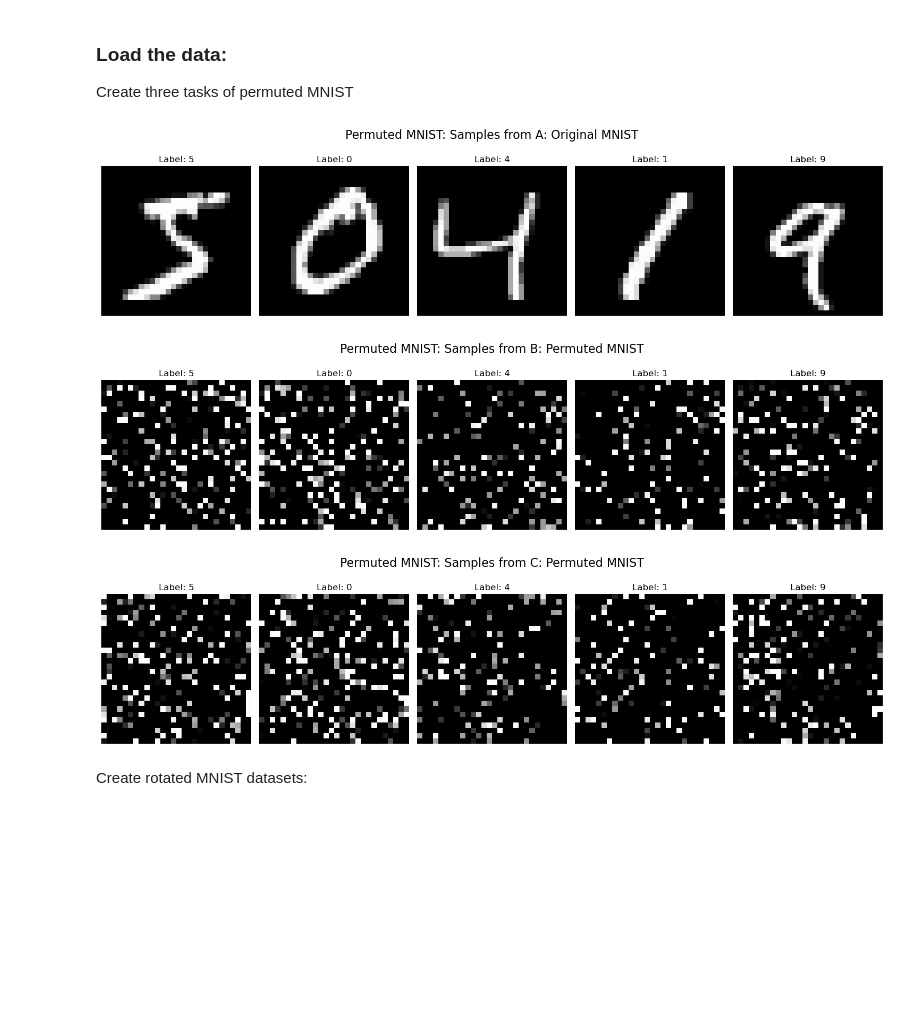
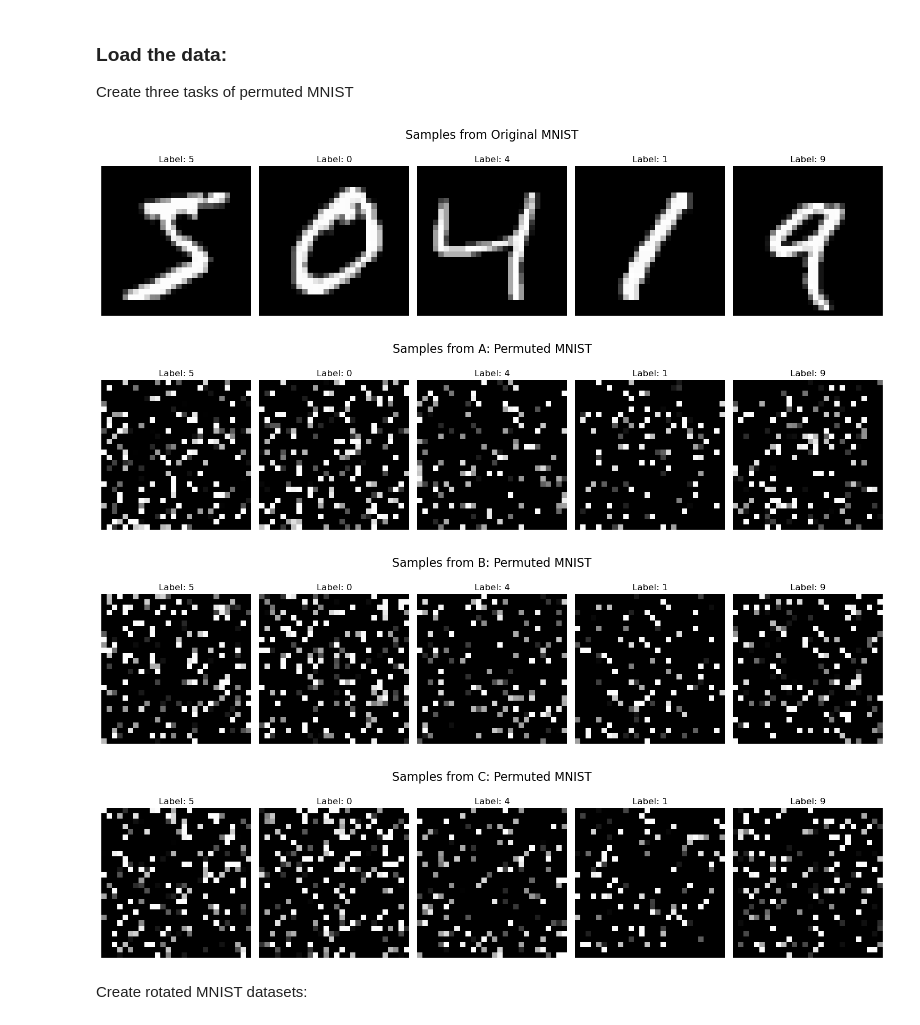
Before and after one commit to LinusCrugnola/foil_project, a Jupyter notebook: project.ipynb, the cells around one changed output. Cells and saved outputs as stored; diff of their text form; code cells hidden in the pictures; blank space fills up the shorter version.

```diff
--- a/project.ipynb
+++ b/project.ipynb
@@ -19,41 +20,51 @@ mnist_test = datasets.MNIST('./data', train=False, download=True, transform=tran
 # %%
 Task = namedtuple("Task", ["name", "train", "test"])
 
-def create_permuted_mnist(task_id, seed=0):
-    rng = np.random.RandomState(seed + task_id)
+def create_permuted_mnist(rng):
+    """
+    Create a permuted MNIST dataset for a given task ID using a shared random number generator.
+    """
     perm = torch.tensor(rng.permutation(28 * 28), dtype=torch.long)
     transform = transforms.Compose([
         transforms.ToTensor(),
         transforms.Lambda(lambda x: x.view(-1)[perm].view(1, 28, 28))
     ])
     train_dataset = datasets.MNIST('./data', train=True, download=True, transform=transform)
     test_dataset = datasets.MNIST('./data', train=False, download=True, transform=transform)
     return train_dataset, test_dataset
 
-seed = 42069
-tasks = [Task(name="A: Original MNIST", train=mnist_train, test=mnist_test),
-         Task(name="B: Permuted MNIST", train=create_permuted_mnist(1, seed)[0], test=create_permuted_mnist(1, seed)[1]),
-         Task(name="C: Permuted MNIST", train=create_permuted_mnist(2, seed)[0], test=create_permuted_mnist(2, seed)[1])]
+# Fix a single seed
+seed = 69420
+rng = np.random.RandomState(seed)
 
-for task in tasks:
+# Create permuted tasks
+Original_MNIST = Task(name="Original MNIST", train=mnist_train, test=mnist_test)
+perm_tasks = [
+    Task(name="A: Permuted MNIST", train=create_permuted_mnist(rng)[0], test=create_permuted_mnist(rng)[1]),
+    Task(name="B: Permuted MNIST", train=create_permuted_mnist(rng)[0], test=create_permuted_mnist(rng)[1]),
+    Task(name="C: Permuted MNIST", train=create_permuted_mnist(rng)[0], test=create_permuted_mnist(rng)[1])
+]
+
+for task in [Original_MNIST] + perm_tasks:
     loader = DataLoader(task.train, batch_size=5, shuffle=False)
     data_iter = iter(loader)
     images, labels = next(data_iter)
 
     fig, axes = plt.subplots(1, 5, figsize=(15, 4))
     for j in range(5):
         axes[j].imshow(images[j].squeeze(0), cmap="gray")
         axes[j].set_title(f"Label: {labels[j].item()}")
         axes[j].axis("off")
 
-    fig.suptitle(f"Permuted MNIST: Samples from {task.name}", fontsize=16)
+    fig.suptitle(f"Samples from {task.name}", fontsize=16)
     fig.tight_layout()
 
     plt.show()
 # %% [output]
-[figure, old version]
+[figure, new version]
-[figure, old version]
+[figure, new version]
-[figure, old version]
+[figure, new version]
+[figure, added]
 # %% [markdown]
 Create rotated MNIST datasets:
 # %%
```
Also changed, not shown: parts of 9 cells of this notebook.
